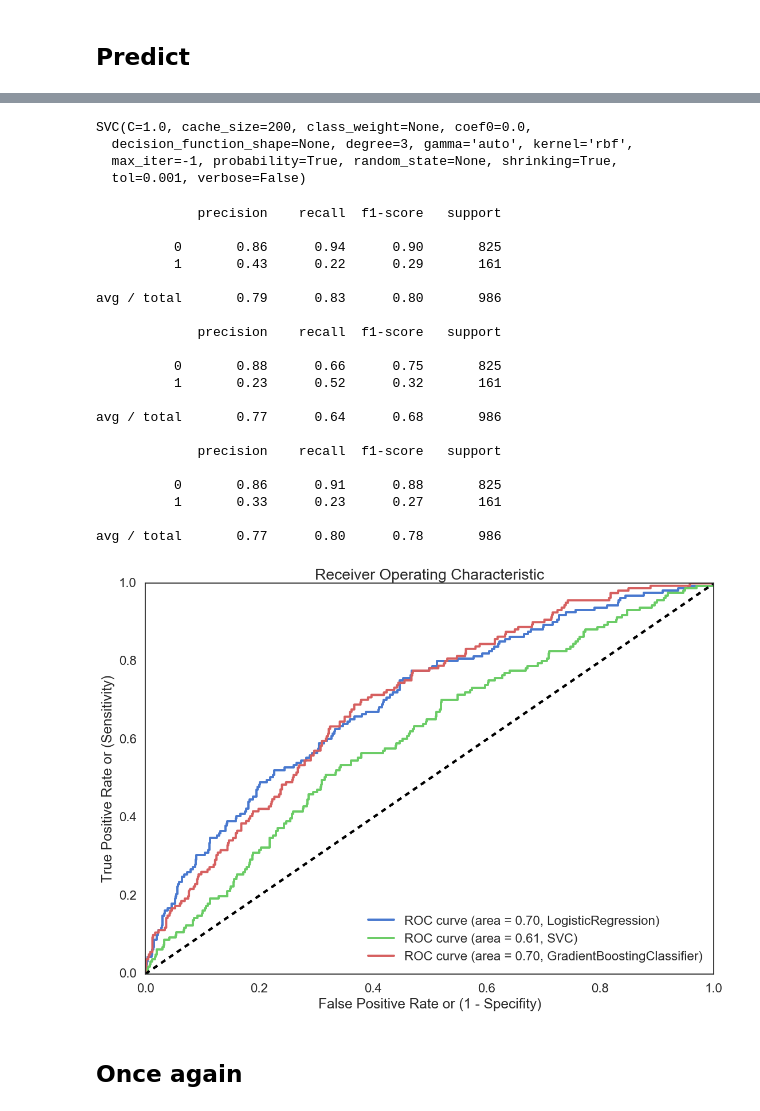
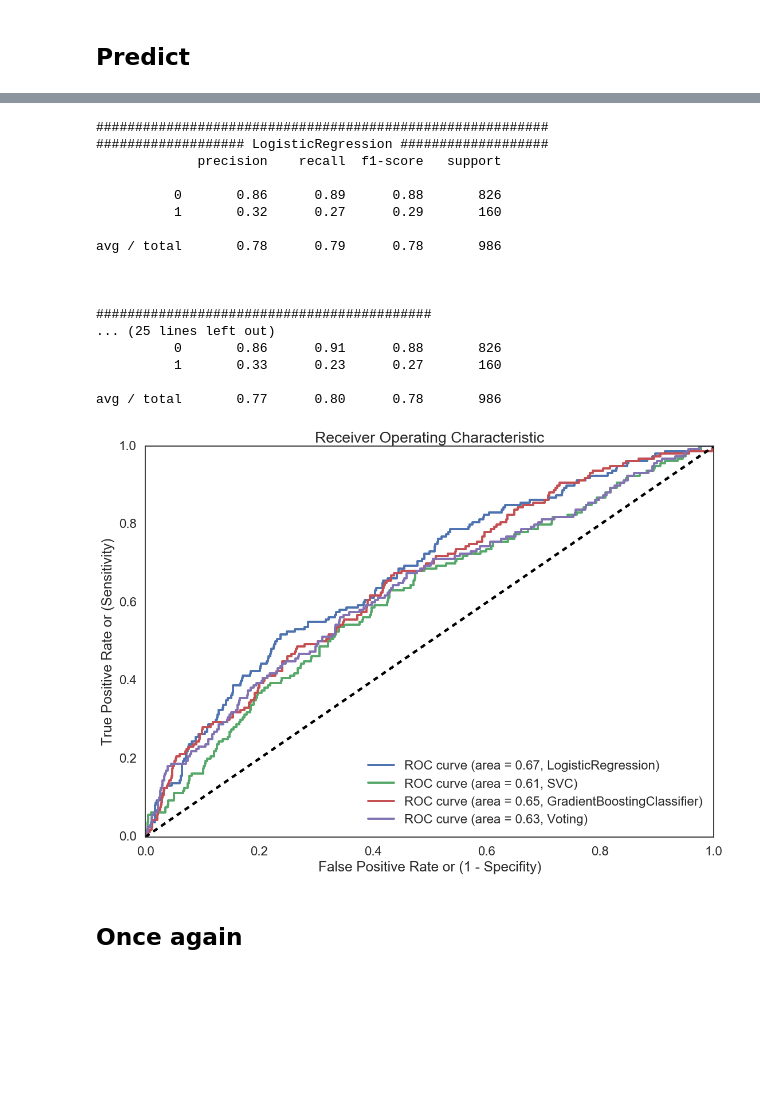
Before and after one commit to sethkaufee/Dating-Data, a Jupyter notebook: Speed Dating/match_prediction.ipynb, the cells around one changed output, grey strips where cells are left out. Saved outputs shown, nothing was run; the diff lists cells and outputs as text; code cells hidden in the pictures; blank space fills up the shorter version.

Commit message:
notebook revisions with better roc curves with svgs. updated preprocessing file. csv file.

```diff
--- a/Speed Dating/match_prediction.ipynb
+++ b/Speed Dating/match_prediction.ipynb
@@ -413,5 +400,4 @@ def modelfit(model, data, xcolumns, ycolumn='match', title='Model',
 # %%
-from sklearn.metrics import roc_curve, auc
 def roc_curve_plot(y_true, y_score,title):
 
     # Compute fpr, tpr, thresholds and roc auc
@@ -419,7 +405,7 @@ def roc_curve_plot(y_true, y_score,title):
     roc_auc = auc(fpr, tpr)
 
     # Plot ROC curve
-    plt.plot(fpr, tpr, label='ROC curve (area = {0:.2f}, {1})'.format(roc_auc, name))
+    plt.plot(fpr, tpr, label='ROC curve (area = {0:.2f}, {1})'.format(roc_auc, title))
     plt.plot([0, 1], [0, 1], 'k--')  # random predictions curve
     plt.xlim([0.0, 1.0])
     plt.ylim([0.0, 1.0])
@@ -494,54 +474,67 @@ svc1 = SVC(probability=True)
-# %%
-from imblearn.over_sampling import SMOTE
-
-xtrain, xtest, ytrain, ytest = train_test_split(scale(X), y, stratify=None, test_size=.25)
-resamp = SMOTE(k=10, m=15)
-
-x_resamp, y_resamp = resamp.fit_sample(xtrain, ytrain)
-
-gbc1.fit(x_resamp, y_resamp)
-lgr1.fit(x_resamp, y_resamp)
-svc1.fit(x_resamp, y_resamp)
-# %% [output]
-SVC(C=1.0, cache_size=200, class_weight=None, coef0=0.0,
-  decision_function_shape=None, degree=3, gamma='auto', kernel='rbf',
-  max_iter=-1, probability=True, random_state=None, shrinking=True,
-  tol=0.001, verbose=False)
+# %%
+from sklearn.ensemble import VotingClassifier
+gbc1 = GradientBoostingClassifier(criterion='friedman_mse', init=None,
+              learning_rate=0.001, loss='deviance', max_depth=10,
+              max_features='sqrt', max_leaf_nodes=None,
+              min_impurity_split=1e-07, min_samples_leaf=2,
+              min_samples_split=6, min_weight_fraction_leaf=0.0,
+              n_estimators=80, presort='auto', random_state=None,
+              subsample=0.8, verbose=0, warm_start=False)
+
+lgr1 = LogisticRegression(C=5.1454545454545446, class_weight=None, dual=False,
+          fit_intercept=True, intercept_scaling=1, max_iter=180,
+          multi_class='ovr', n_jobs=3, penalty='l1', random_state=None,
+          solver='liblinear', tol=0.0001, verbose=0, warm_start=False)
+
+svc1 = SVC(C=10,gamma=0.014285714285714285, kernel='rbf',probability=True,)
+
+vote1 = VotingClassifier(estimators=[
+        ('gbc', gbc1), ('lgr', lgr1), ('svc', svc1)], voting='soft',weights=(2, 2, 1))
 # %%
-models = zip(['LogisticRegression','SVC','GradientBoostingClassifier'],[gbc1,lgr1,svc1])
+xtrain, xtest, ytrain, ytest = train_test_split(scale(X), y, test_size=.25, stratify=y, )
+
+resamp = SMOTE( k=6, m=15)
+x_resample, y_resample = resamp.fit_sample(xtrain, ytrain)
+
+gbc1.fit(x_resample, y_resample)
+lgr1.fit(x_resample, y_resample)
+svc1.fit(x_resample, y_resample)
+vote1.fit(x_resample, y_resample)
+
+models = zip(['LogisticRegression','SVC','GradientBoostingClassifier','Voting'],[gbc1,lgr1,svc1,vote1])
 fig = plt.figure()
 for name, model in models:
 
     pred = model.predict(xtest)
     pred_proba = model.predict_proba(xtest)[:,1]
 
+    print('####################'+'#'*len(name)+'####################')
+    print('###################',name,'###################')
     print(classification_report(ytest,pred))
     roc_curve_plot(ytest, pred_proba, title=name)
+    print('\n')
 
 plt.show();
-#fig.savefig('../Assets/better_roc_plot.svg', format='svg', dpi=1200,bbox_inches='tight',
-                         #transparent=True)
+fig.savefig('../Assets/better_roc_plot.svg', format='svg', dpi=1200,bbox_inches='tight',
+                         transparent=True)
 # %% [output]
+##########################################################
+################### LogisticRegression ###################
              precision    recall  f1-score   support
 
-          0       0.86      0.94      0.90       825
-          1       0.43      0.22      0.29       161
+          0       0.86      0.89      0.88       826
+          1       0.32      0.27      0.29       160
 
-avg / total       0.79      0.83      0.80       986
+avg / total       0.78      0.79      0.78       986
 
-             precision    recall  f1-score   support
 
-          0       0.88      0.66      0.75       825
-          1       0.23      0.52      0.32       161
 
-avg / total       0.77      0.64      0.68       986
-
-             precision    recall  f1-score   support
-
-          0       0.86      0.91      0.88       825
-          1       0.33      0.23      0.27       161
+###########################################
+... (25 lines left out)
+          0       0.86      0.91      0.88       826
+          1       0.33      0.23      0.27       160
 
 avg / total       0.77      0.80      0.78       986
-[figure, old version]
+[figure, new version]
 # %% [markdown]
 ## Once again
```
Also changed, not shown: parts of 26 cells of this notebook, 8 other files.
